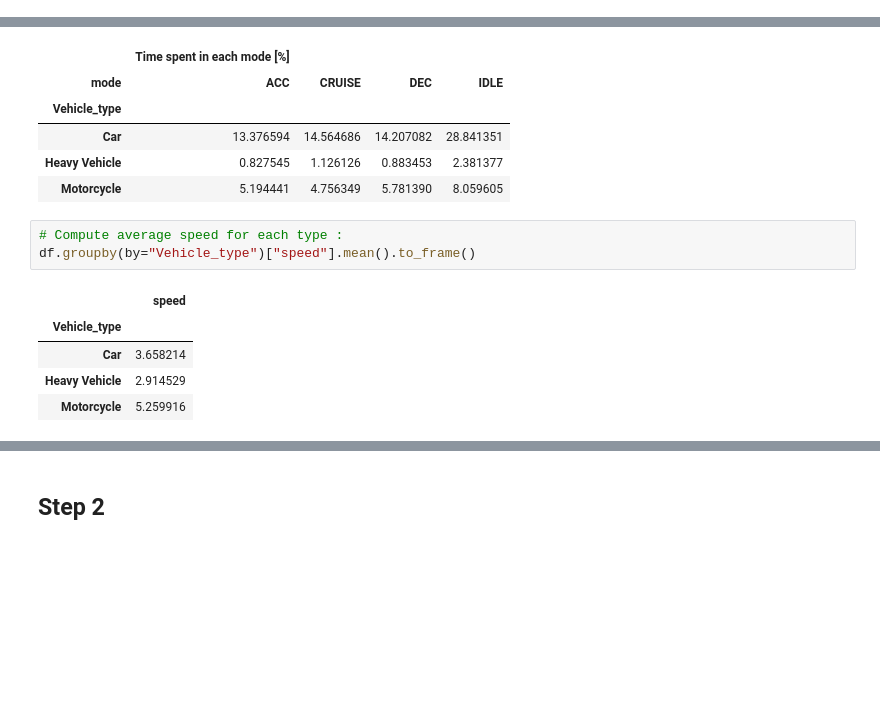
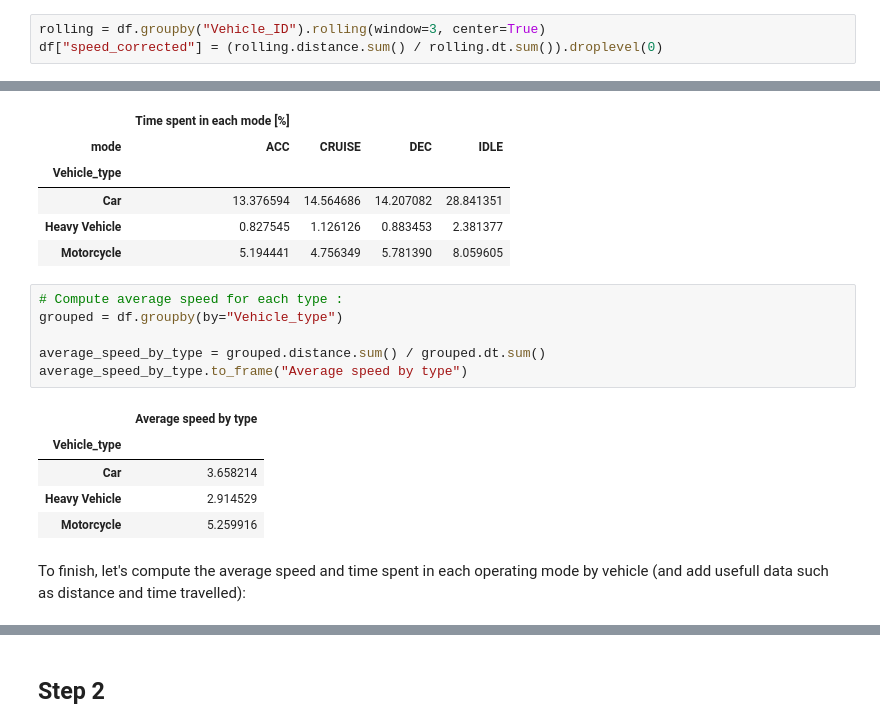
Before and after one commit to s221568/Trafic, a Jupyter notebook: Lab 2/JA.ipynb, the cells around one changed output, grey strips where cells are left out. Cells and saved outputs as stored; diff of their text form; blank space fills up the shorter version.

```diff
--- a/Lab 2/JA.ipynb
+++ b/Lab 2/JA.ipynb
@@ -61,0 +99,3 @@ df
+# %%
+rolling = df.groupby("Vehicle_ID").rolling(window=3, center=True)
+df["speed_corrected"] = (rolling.distance.sum() / rolling.dt.sum()).droplevel(0)
@@ -134,10 +220,15 @@ percentage_in_each_mode.to_frame(name="Time spent in each mode [%]").unstack()
 | Motorcycle | 5.194441 | 4.756349 | 5.781390 | 8.059605 |
 # %%
 # Compute average speed for each type :
-df.groupby(by="Vehicle_type")["speed"].mean().to_frame()
+grouped = df.groupby(by="Vehicle_type")
+
+average_speed_by_type = grouped.distance.sum() / grouped.dt.sum()
+average_speed_by_type.to_frame("Average speed by type")
 # %% [output]
-|  | speed |
+|  | Average speed by type |
 | Vehicle_type |  |
 | Car | 3.658214 |
 | Heavy Vehicle | 2.914529 |
 | Motorcycle | 5.259916 |
+# %% [markdown]
+To finish, let's compute the average speed and time spent in each operating mode by vehicle (and add usefull data such as distance and time travelled):
```
Also changed, not shown: parts of 20 cells of this notebook, 2 other files.
